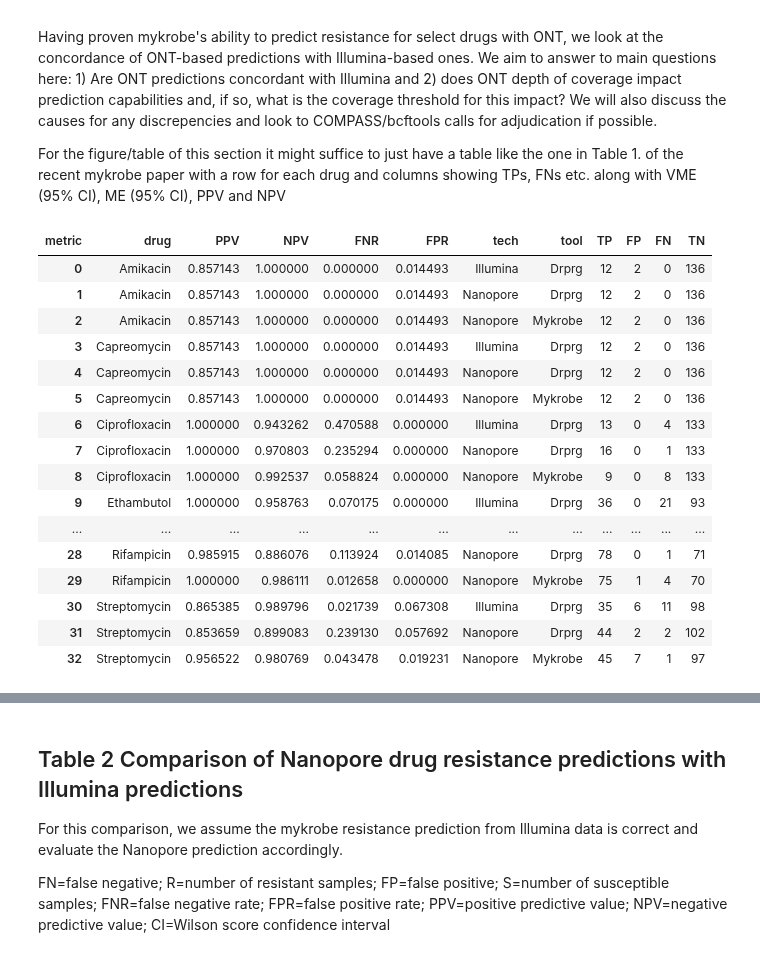
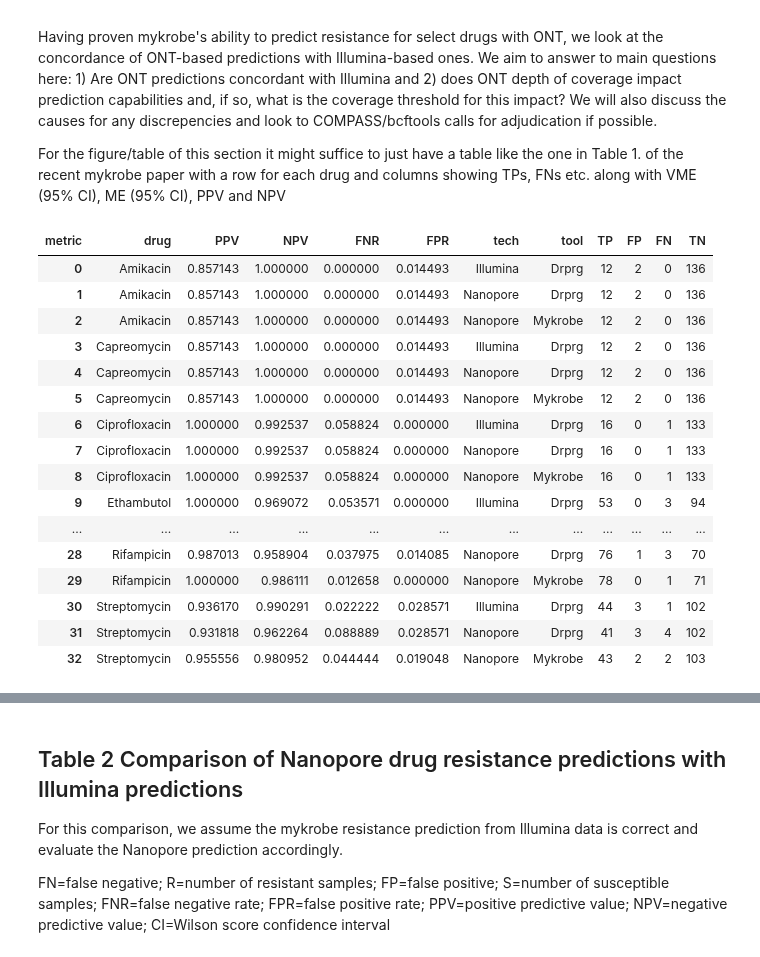
Before and after one commit to mbhall88/head_to_head_pipeline, a Jupyter notebook: analysis/resistance_prediction/workflow/notebooks/analysis_eda.ipynb, the cells around one changed output, grey strips where cells are left out. Cells and saved outputs as stored; diff of their text form; code cells hidden in the pictures.

```diff
--- a/analysis/resistance_prediction/workflow/notebooks/analysis_eda.ipynb
+++ b/analysis/resistance_prediction/workflow/notebooks/analysis_eda.ipynb
@@ -590,5 +574,0 @@ novel_df.query("classification == 'TN' and prediction != 'U' and drug in ('rifam
-# %%
-drug = "isoniazid"
-for sample in set(clf_df.query("classification == 'FP' and drug == @drug and tool == 'mykrobe'")["sample"]):
-    lpa = f"{drug}-lpa"
-    print(pheno.query("sample == @sample and drug in (@drug, @lpa)"))
@@ -660,11 +577,17 @@ fig.savefig("pheno_concordance_plot.png")
 # %%
 counts = clf_df.groupby(["drug", "tool", "technology", "classification"])["sample"].count()
 table = summary.set_index(["drug", "tech", "tool", "metric"])["value"].unstack().reset_index()
+
 for clf in ["TP", "FP", "FN", "TN"]:
-    table[clf] = [
-        counts[d, tool, tech, clf] if (d, tool, tech, clf) in counts else 0
-        for d, tech, tool in product(PHENO_DRUGS, TECHS, TOOLS)
-    ]
+    table[clf] = 0
+
+for i, row in table.iterrows():
+    ix = (row["drug"], row["tech"], row["tool"])
+    cm = pheno_cms[ix]
+    table.at[i, "TP"] = cm.tp
+    table.at[i, "FP"] = cm.fp
+    table.at[i, "TN"] = cm.tn
+    table.at[i, "FN"] = cm.fn
 
 for k in ["drug", "tech", "tool"]:
     table[k] = table[k].str.capitalize()
@@ -916,48 +839,52 @@ for (drug, tech, tool), cm in conf_mxs.items():
     #     specificity = cm.specificity()
     ppv = cm.ppv()[0]
     npv = cm.npv()[0]
     vme = cm.fnr()[0]
     me = cm.fpr()[0]
     metrics.append((drug, ppv, npv, vme, me, tech, tool))
 
 summary_cols = ["drug", "PPV", "NPV", "FNR", "FPR", "tech", "tool"]
 
 summary = pd.DataFrame(metrics, columns=summary_cols).melt(
     id_vars=["drug", "tool", "tech"], var_name="metric"
 )
 table = summary.set_index(["drug", "tool", "tech", "metric"])["value"].unstack().reset_index()
 table = table[summary_cols]
 
 counts = calls.groupby(["drug", "tool", "tech", "classification"])["sample"].count()
 for clf in ["TP", "FP", "FN", "TN"]:
-    table[clf] = [
-        counts[d, tool, tech, clf] if (d, tool, tech, clf) in counts else 0
-        for d, tech, tool in product(DRUGS, TECHS, TOOLS)
-        if (tech, tool) != ("illumina", "mykrobe")
-    ]
+    table[clf] = 0
+
+for i, row in table.iterrows():
+    ix = (row["drug"], row["tech"], row["tool"])
+    cm = conf_mxs[ix]
+    table.at[i, "TP"] = cm.tp
+    table.at[i, "FP"] = cm.fp
+    table.at[i, "TN"] = cm.tn
+    table.at[i, "FN"] = cm.fn
 
 for k in ["drug", "tech", "tool"]:
     table[k] = table[k].str.capitalize()
 
 table
 # %% [output]
 | metric | drug | PPV | NPV | FNR | FPR | tech | tool | TP | FP | FN | TN |
 | 0 | Amikacin | 0.857143 | 1.000000 | 0.000000 | 0.014493 | Illumina | Drprg | 12 | 2 | 0 | 136 |
 | 1 | Amikacin | 0.857143 | 1.000000 | 0.000000 | 0.014493 | Nanopore | Drprg | 12 | 2 | 0 | 136 |
 | 2 | Amikacin | 0.857143 | 1.000000 | 0.000000 | 0.014493 | Nanopore | Mykrobe | 12 | 2 | 0 | 136 |
 | 3 | Capreomycin | 0.857143 | 1.000000 | 0.000000 | 0.014493 | Illumina | Drprg | 12 | 2 | 0 | 136 |
 | 4 | Capreomycin | 0.857143 | 1.000000 | 0.000000 | 0.014493 | Nanopore | Drprg | 12 | 2 | 0 | 136 |
 | 5 | Capreomycin | 0.857143 | 1.000000 | 0.000000 | 0.014493 | Nanopore | Mykrobe | 12 | 2 | 0 | 136 |
-| 6 | Ciprofloxacin | 1.000000 | 0.943262 | 0.470588 | 0.000000 | Illumina | Drprg | 13 | 0 | 4 | 133 |
-| 7 | Ciprofloxacin | 1.000000 | 0.970803 | 0.235294 | 0.000000 | Nanopore | Drprg | 16 | 0 | 1 | 133 |
-| 8 | Ciprofloxacin | 1.000000 | 0.992537 | 0.058824 | 0.000000 | Nanopore | Mykrobe | 9 | 0 | 8 | 133 |
-| 9 | Ethambutol | 1.000000 | 0.958763 | 0.070175 | 0.000000 | Illumina | Drprg | 36 | 0 | 21 | 93 |
+| 6 | Ciprofloxacin | 1.000000 | 0.992537 | 0.058824 | 0.000000 | Illumina | Drprg | 16 | 0 | 1 | 133 |
+| 7 | Ciprofloxacin | 1.000000 | 0.992537 | 0.058824 | 0.000000 | Nanopore | Drprg | 16 | 0 | 1 | 133 |
+| 8 | Ciprofloxacin | 1.000000 | 0.992537 | 0.058824 | 0.000000 | Nanopore | Mykrobe | 16 | 0 | 1 | 133 |
+| 9 | Ethambutol | 1.000000 | 0.969072 | 0.053571 | 0.000000 | Illumina | Drprg | 53 | 0 | 3 | 94 |
 | ... | ... | ... | ... | ... | ... | ... | ... | ... | ... | ... | ... |
-| 28 | Rifampicin | 0.985915 | 0.886076 | 0.113924 | 0.014085 | Nanopore | Drprg | 78 | 0 | 1 | 71 |
-| 29 | Rifampicin | 1.000000 | 0.986111 | 0.012658 | 0.000000 | Nanopore | Mykrobe | 75 | 1 | 4 | 70 |
-| 30 | Streptomycin | 0.865385 | 0.989796 | 0.021739 | 0.067308 | Illumina | Drprg | 35 | 6 | 11 | 98 |
-| 31 | Streptomycin | 0.853659 | 0.899083 | 0.239130 | 0.057692 | Nanopore | Drprg | 44 | 2 | 2 | 102 |
-| 32 | Streptomycin | 0.956522 | 0.980769 | 0.043478 | 0.019231 | Nanopore | Mykrobe | 45 | 7 | 1 | 97 |
+| 28 | Rifampicin | 0.987013 | 0.958904 | 0.037975 | 0.014085 | Nanopore | Drprg | 76 | 1 | 3 | 70 |
+| 29 | Rifampicin | 1.000000 | 0.986111 | 0.012658 | 0.000000 | Nanopore | Mykrobe | 78 | 0 | 1 | 71 |
+| 30 | Streptomycin | 0.936170 | 0.990291 | 0.022222 | 0.028571 | Illumina | Drprg | 44 | 3 | 1 | 102 |
+| 31 | Streptomycin | 0.931818 | 0.962264 | 0.088889 | 0.028571 | Nanopore | Drprg | 41 | 3 | 4 | 102 |
+| 32 | Streptomycin | 0.955556 | 0.980952 | 0.044444 | 0.019048 | Nanopore | Mykrobe | 43 | 2 | 2 | 103 |
 # %%
 print(table.to_markdown(index=False))
 # %% [output]
```
Also changed, not shown: parts of 23 cells of this notebook, 1 other file.
